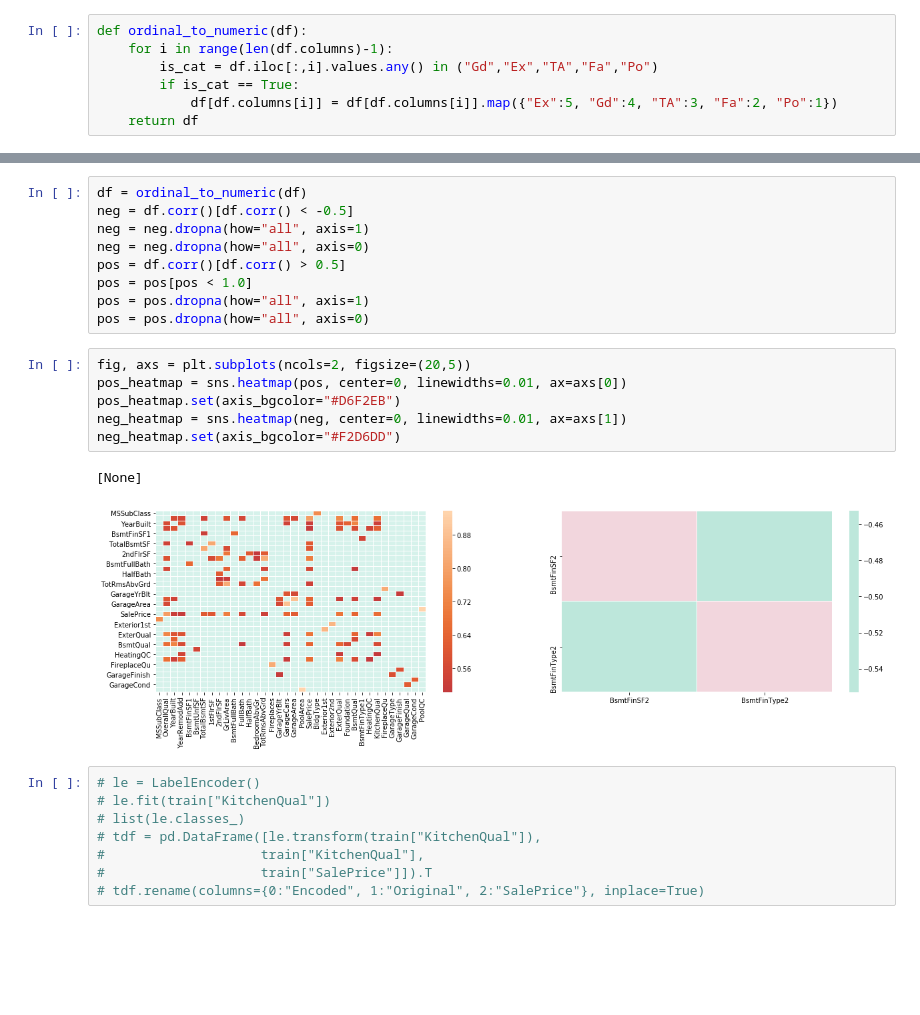
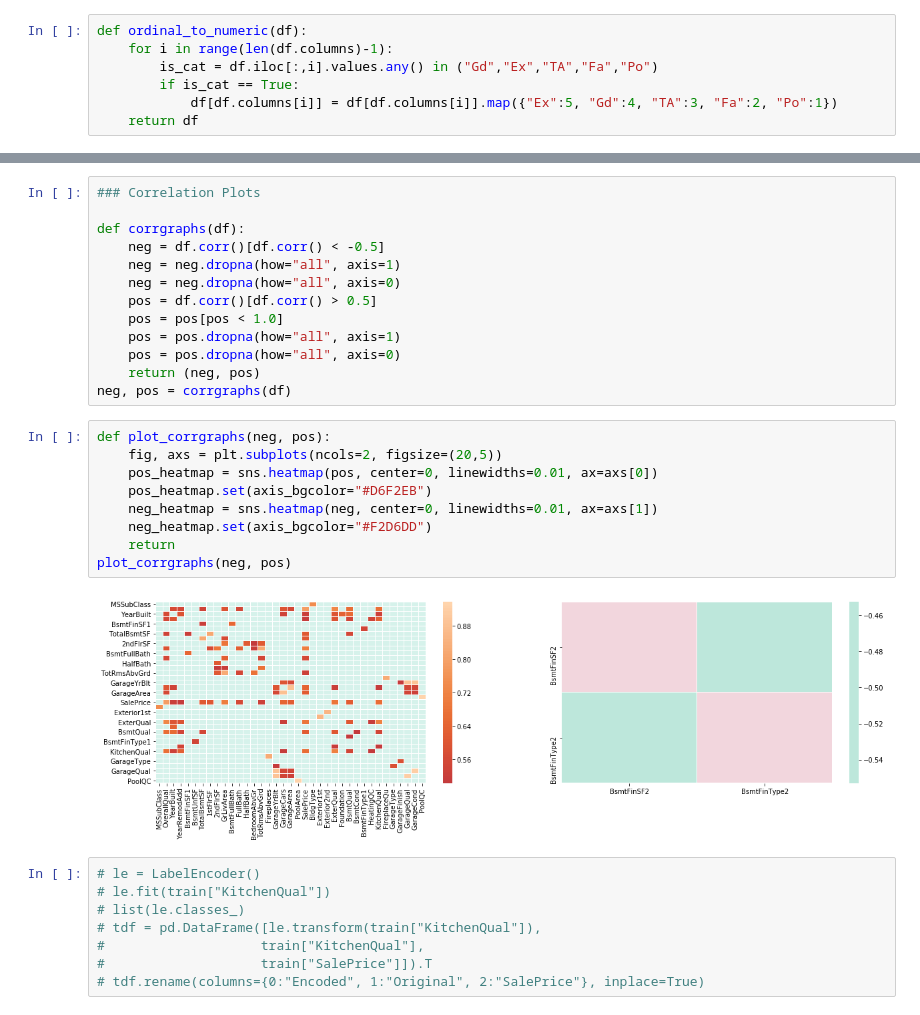
Before and after one commit to deanjgoldman/housing-ml, a Jupyter notebook: nbtools_and_EDA.ipynb, the cells around one changed output, grey strips where cells are left out. Saved outputs shown, nothing was run; the diff lists cells and outputs as text; blank space fills up the shorter version.

```diff
--- a/nbtools_and_EDA.ipynb
+++ b/nbtools_and_EDA.ipynb
@@ -130,21 +206,27 @@ def ordinal_to_numeric(df):
 # %%
-df = ordinal_to_numeric(df)
-neg = df.corr()[df.corr() < -0.5]
-neg = neg.dropna(how="all", axis=1)
-neg = neg.dropna(how="all", axis=0)
-pos = df.corr()[df.corr() > 0.5]
-pos = pos[pos < 1.0]
-pos = pos.dropna(how="all", axis=1)
-pos = pos.dropna(how="all", axis=0)
+### Correlation Plots
+
+def corrgraphs(df):
+    neg = df.corr()[df.corr() < -0.5]
+    neg = neg.dropna(how="all", axis=1)
+    neg = neg.dropna(how="all", axis=0)
+    pos = df.corr()[df.corr() > 0.5]
+    pos = pos[pos < 1.0]
+    pos = pos.dropna(how="all", axis=1)
+    pos = pos.dropna(how="all", axis=0)
+    return (neg, pos)
+neg, pos = corrgraphs(df)
 # %%
-fig, axs = plt.subplots(ncols=2, figsize=(20,5))
-pos_heatmap = sns.heatmap(pos, center=0, linewidths=0.01, ax=axs[0])
-pos_heatmap.set(axis_bgcolor="#D6F2EB")
-neg_heatmap = sns.heatmap(neg, center=0, linewidths=0.01, ax=axs[1])
-neg_heatmap.set(axis_bgcolor="#F2D6DD")
+def plot_corrgraphs(neg, pos):
+    fig, axs = plt.subplots(ncols=2, figsize=(20,5))
+    pos_heatmap = sns.heatmap(pos, center=0, linewidths=0.01, ax=axs[0])
+    pos_heatmap.set(axis_bgcolor="#D6F2EB")
+    neg_heatmap = sns.heatmap(neg, center=0, linewidths=0.01, ax=axs[1])
+    neg_heatmap.set(axis_bgcolor="#F2D6DD")
+    return
+plot_corrgraphs(neg, pos)
 # %% [output]
-[None]
-[figure, old version]
+[figure, new version]
 # %%
 # le = LabelEncoder()
 # le.fit(train["KitchenQual"])
```
Also changed, not shown: parts of 28 cells of this notebook, 1 other file.
